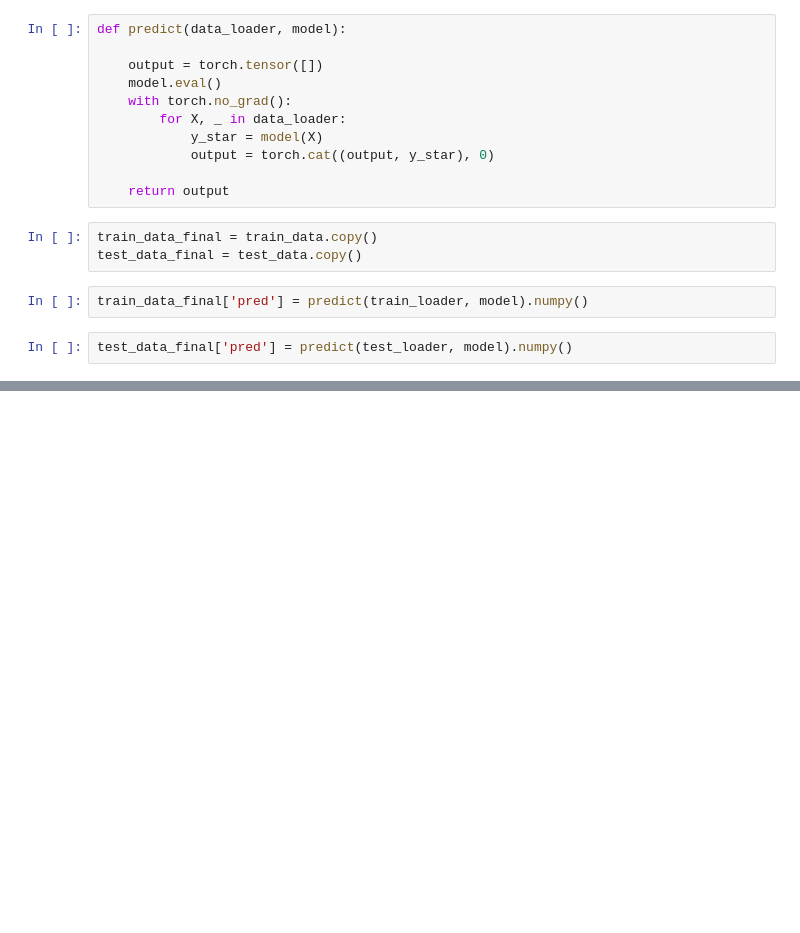
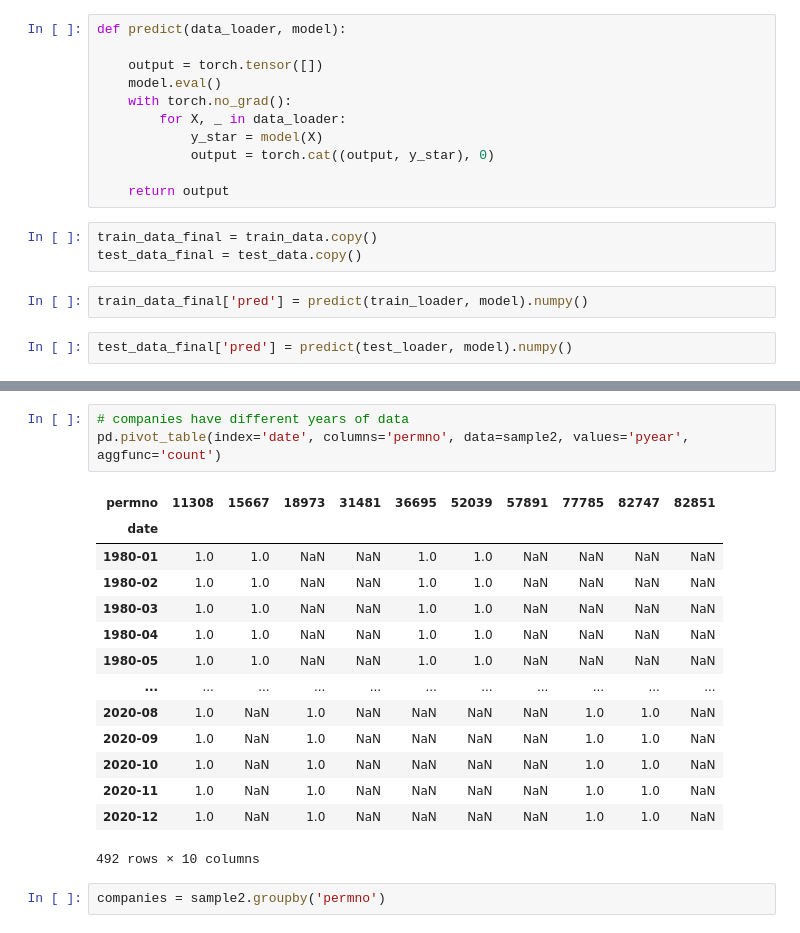
Before and after one commit to kevinidea/neural_network_stock_model, a Jupyter notebook: src/explore_data_w_LSTM.ipynb, the cells around one changed output, grey strips where cells are left out. Cells and saved outputs as stored; diff of their text form; blank space fills up the shorter version.

```diff
--- a/src/explore_data.ipynb
+++ b/src/explore_data_w_LSTM.ipynb
@@ -758,0 +806,20 @@ mean_absolute_error(test_data_final[target], test_data_final['pred'])
+# %%
+# companies have different years of data
+pd.pivot_table(index='date', columns='permno', data=sample2, values='pyear', aggfunc='count')
+# %% [output]
+| permno | 11308 | 15667 | 18973 | 31481 | 36695 | 52039 | 57891 | 77785 | 82747 | 82851 |
+| date |  |  |  |  |  |  |  |  |  |  |
+| 1980-01 | 1.0 | 1.0 | NaN | NaN | 1.0 | 1.0 | NaN | NaN | NaN | NaN |
+| 1980-02 | 1.0 | 1.0 | NaN | NaN | 1.0 | 1.0 | NaN | NaN | NaN | NaN |
+| 1980-03 | 1.0 | 1.0 | NaN | NaN | 1.0 | 1.0 | NaN | NaN | NaN | NaN |
+| 1980-04 | 1.0 | 1.0 | NaN | NaN | 1.0 | 1.0 | NaN | NaN | NaN | NaN |
+| 1980-05 | 1.0 | 1.0 | NaN | NaN | 1.0 | 1.0 | NaN | NaN | NaN | NaN |
+| ... | ... | ... | ... | ... | ... | ... | ... | ... | ... | ... |
+| 2020-08 | 1.0 | NaN | 1.0 | NaN | NaN | NaN | NaN | 1.0 | 1.0 | NaN |
+| 2020-09 | 1.0 | NaN | 1.0 | NaN | NaN | NaN | NaN | 1.0 | 1.0 | NaN |
+| 2020-10 | 1.0 | NaN | 1.0 | NaN | NaN | NaN | NaN | 1.0 | 1.0 | NaN |
+| 2020-11 | 1.0 | NaN | 1.0 | NaN | NaN | NaN | NaN | 1.0 | 1.0 | NaN |
+| 2020-12 | 1.0 | NaN | 1.0 | NaN | NaN | NaN | NaN | 1.0 | 1.0 | NaN |
+492 rows × 10 columns
+# %%
+companies = sample2.groupby('permno')
```
Also changed, not shown: parts of 12 cells of this notebook.
